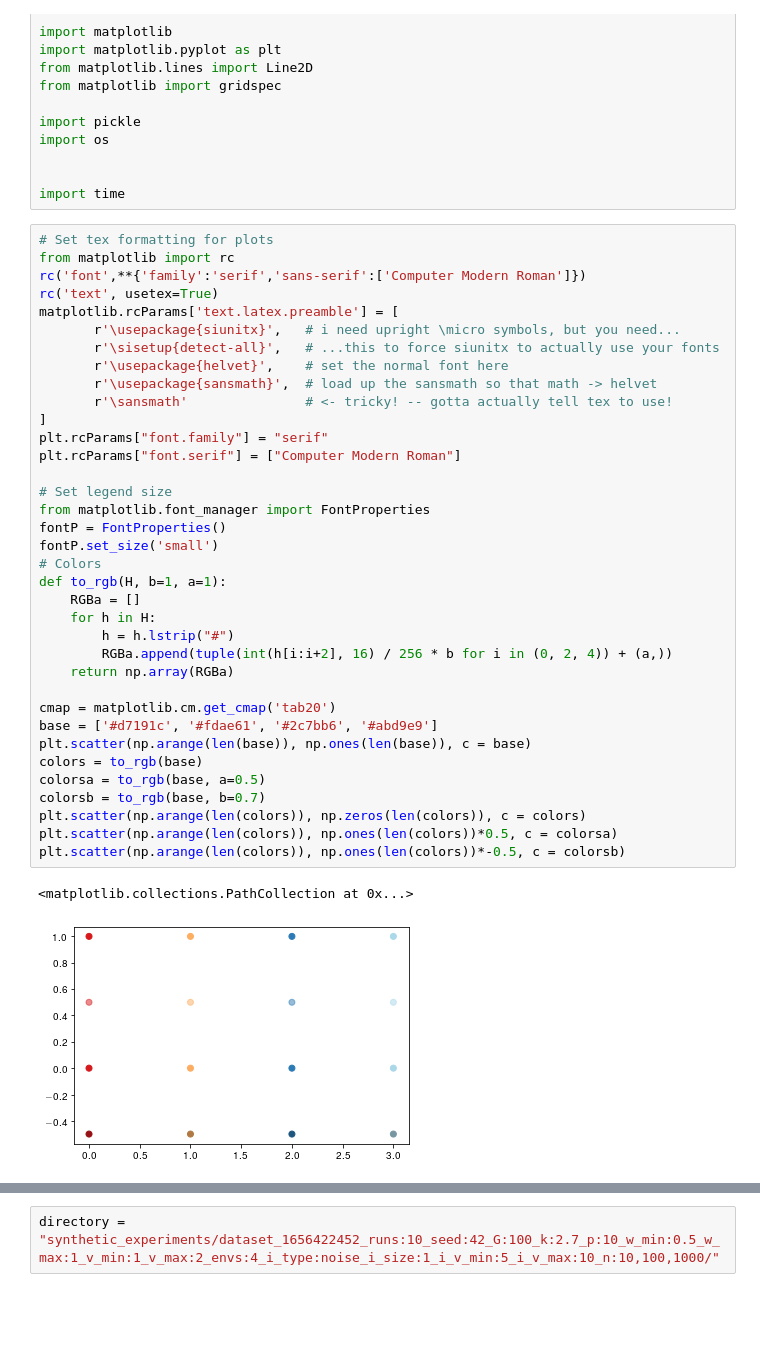
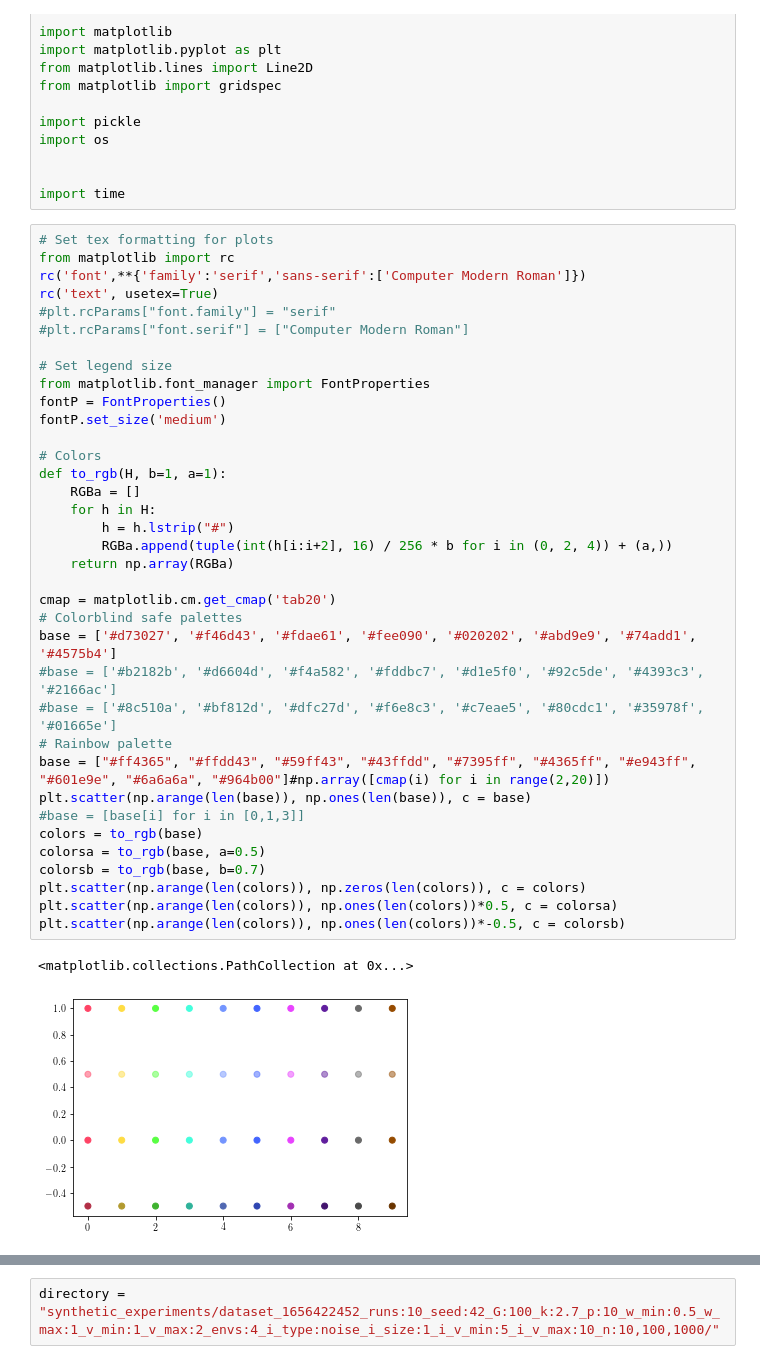
Before and after one commit to juangamella/gnies-paper, a Jupyter notebook: figures_synthetic_experiments.ipynb, the cells around one changed output, grey strips where cells are left out. Cells and saved outputs as stored; diff of their text form; blank space fills up the shorter version.

```diff
--- a/figures_synthetic_experiments.ipynb
+++ b/figures_synthetic_experiments.ipynb
@@ -18,39 +18,39 @@ import time
 # %%
 # Set tex formatting for plots
 from matplotlib import rc
 rc('font',**{'family':'serif','sans-serif':['Computer Modern Roman']})
 rc('text', usetex=True)
-matplotlib.rcParams['text.latex.preamble'] = [
-       r'\usepackage{siunitx}',   # i need upright \micro symbols, but you need...
-       r'\sisetup{detect-all}',   # ...this to force siunitx to actually use your fonts
-       r'\usepackage{helvet}',    # set the normal font here
-       r'\usepackage{sansmath}',  # load up the sansmath so that math -> helvet
-       r'\sansmath'               # <- tricky! -- gotta actually tell tex to use!
-]
-plt.rcParams["font.family"] = "serif"
-plt.rcParams["font.serif"] = ["Computer Modern Roman"]
+#plt.rcParams["font.family"] = "serif"
+#plt.rcParams["font.serif"] = ["Computer Modern Roman"]
 
 # Set legend size
 from matplotlib.font_manager import FontProperties
 fontP = FontProperties()
-fontP.set_size('small')
+fontP.set_size('medium')
+
 # Colors
 def to_rgb(H, b=1, a=1):
     RGBa = []
     for h in H:
         h = h.lstrip("#")
         RGBa.append(tuple(int(h[i:i+2], 16) / 256 * b for i in (0, 2, 4)) + (a,))
     return np.array(RGBa)
 
 cmap = matplotlib.cm.get_cmap('tab20')
-base = ['#d7191c', '#fdae61', '#2c7bb6', '#abd9e9']
+# Colorblind safe palettes
+base = ['#d73027', '#f46d43', '#fdae61', '#fee090', '#020202', '#abd9e9', '#74add1', '#4575b4']
+#base = ['#b2182b', '#d6604d', '#f4a582', '#fddbc7', '#d1e5f0', '#92c5de', '#4393c3', '#2166ac']
+#base = ['#8c510a', '#bf812d', '#dfc27d', '#f6e8c3', '#c7eae5', '#80cdc1', '#35978f', '#01665e']
+# Rainbow palette
+base = ["#ff4365", "#ffdd43", "#59ff43", "#43ffdd", "#7395ff", "#4365ff", "#e943ff", "#601e9e", "#6a6a6a", "#964b00"]#np.array([cmap(i) for i in range(2,20)])
 plt.scatter(np.arange(len(base)), np.ones(len(base)), c = base)
+#base = [base[i] for i in [0,1,3]]
 colors = to_rgb(base)
 colorsa = to_rgb(base, a=0.5)
 colorsb = to_rgb(base, b=0.7)
 plt.scatter(np.arange(len(colors)), np.zeros(len(colors)), c = colors)
 plt.scatter(np.arange(len(colors)), np.ones(len(colors))*0.5, c = colorsa)
 plt.scatter(np.arange(len(colors)), np.ones(len(colors))*-0.5, c = colorsb)
 # %% [output]
 <matplotlib.collections.PathCollection at 0x...>
-[figure, old version]
+[figure, new version]
```
Also changed, not shown: parts of 27 cells of this notebook.
